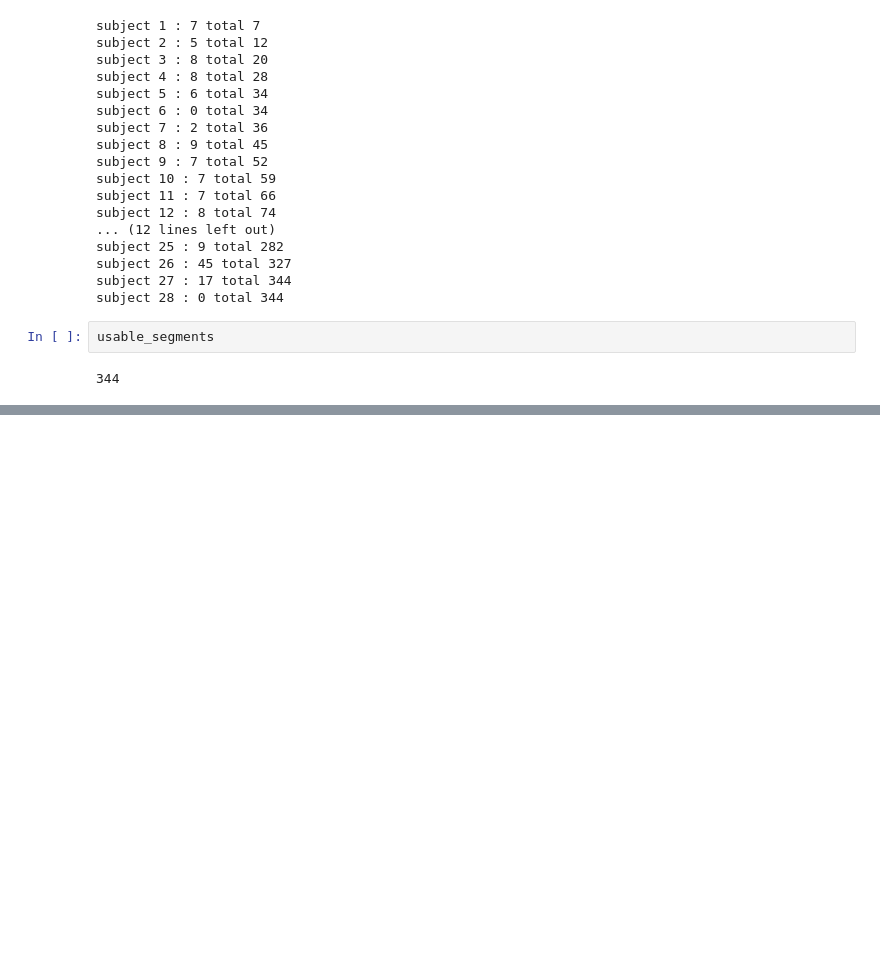
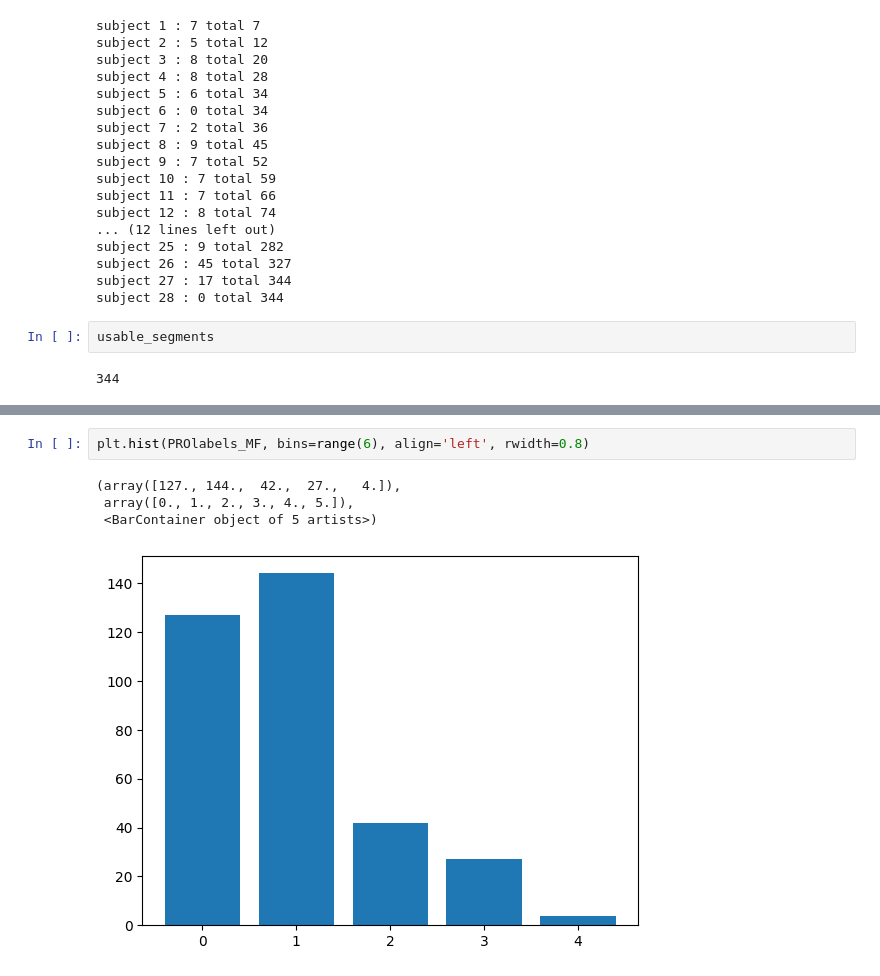
Before and after one commit to jenydu/Fatigue-Wearable, a Jupyter notebook: dataset_stats.ipynb, the cells around one changed output, grey strips where cells are left out. Drawn from its saved outputs; the diff is of its cells as text; blank space fills up the shorter version.

```diff
--- a/dataset_stats.ipynb
+++ b/dataset_stats.ipynb
@@ -194,0 +210,7 @@ usable_segments
+# %%
+plt.hist(PROlabels_MF, bins=range(6), align='left', rwidth=0.8)
+# %% [output]
+(array([127., 144.,  42.,  27.,   4.]),
+ array([0., 1., 2., 3., 4., 5.]),
+ <BarContainer object of 5 artists>)
+[figure, added]
```
Also changed, not shown: parts of 6 cells of this notebook, 2 other files.
